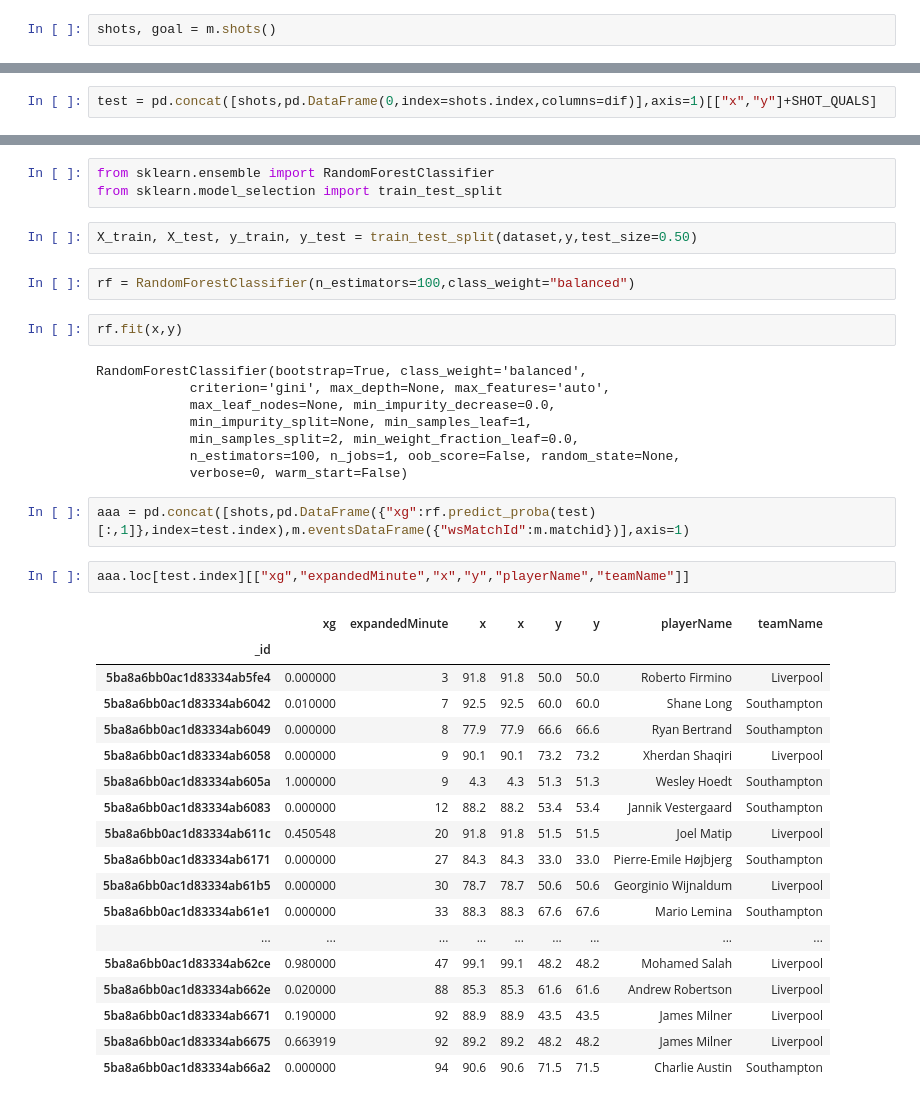
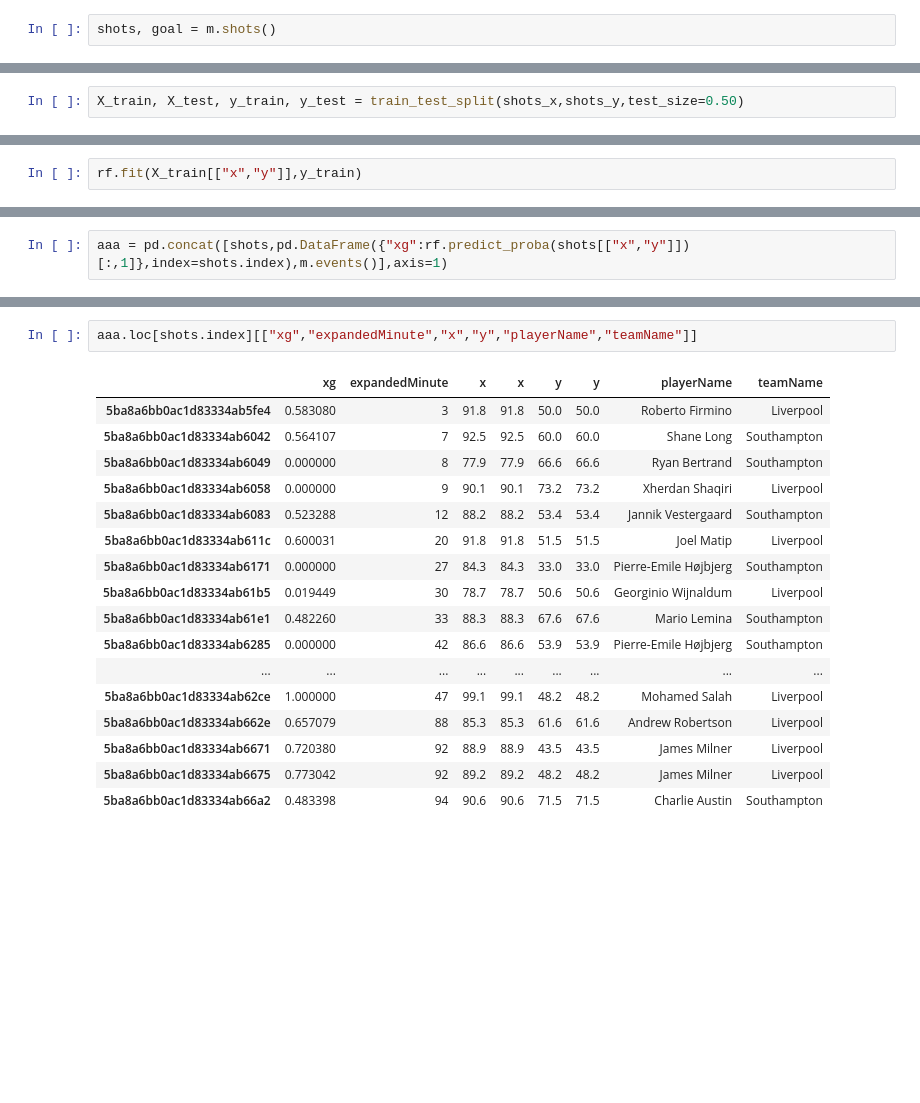
Before and after one commit to sdonoso23/ws, a Jupyter notebook: notebooks/Untitled3.ipynb, the cells around one changed output, grey strips where cells are left out. Cells and saved outputs as stored; diff of their text form; blank space fills up the shorter version.

```diff
--- a/notebooks/Untitled3.ipynb
+++ b/notebooks/Untitled3.ipynb
@@ -88,0 +147,2 @@ dif = set(SHOT_QUALS).difference(shots.columns)
+# %%
+X_train, X_test, y_train, y_test = train_test_split(shots_x,shots_y,test_size=0.50)
@@ -88,0 +153,2 @@ dif = set(SHOT_QUALS).difference(shots.columns)
+# %%
+rf.fit(X_train[["x","y"]],y_train)
@@ -89,2 +184,2 @@ dif = set(SHOT_QUALS).difference(shots.columns)
 # %%
-test = pd.concat([shots,pd.DataFrame(0,index=shots.index,columns=dif)],axis=1)[["x","y"]+SHOT_QUALS]
+aaa = pd.concat([shots,pd.DataFrame({"xg":rf.predict_proba(shots[["x","y"]])[:,1]},index=shots.index),m.events()],axis=1)
@@ -93,40 +186,20 @@ x,y = bq.allShotsData()
-# %%
-from sklearn.ensemble import RandomForestClassifier
-from sklearn.model_selection import train_test_split
-# %%
-X_train, X_test, y_train, y_test = train_test_split(dataset,y,test_size=0.50)
-# %%
-rf = RandomForestClassifier(n_estimators=100,class_weight="balanced")
-# %%
-rf.fit(x,y)
-# %% [output]
-RandomForestClassifier(bootstrap=True, class_weight='balanced',
-            criterion='gini', max_depth=None, max_features='auto',
-            max_leaf_nodes=None, min_impurity_decrease=0.0,
-            min_impurity_split=None, min_samples_leaf=1,
-            min_samples_split=2, min_weight_fraction_leaf=0.0,
-            n_estimators=100, n_jobs=1, oob_score=False, random_state=None,
-            verbose=0, warm_start=False)
-# %%
-aaa = pd.concat([shots,pd.DataFrame({"xg":rf.predict_proba(test)[:,1]},index=test.index),m.eventsDataFrame({"wsMatchId":m.matchid})],axis=1)
 # %%
-aaa.loc[test.index][["xg","expandedMinute","x","y","playerName","teamName"]]
+aaa.loc[shots.index][["xg","expandedMinute","x","y","playerName","teamName"]]
 # %% [output]
 |  | xg | expandedMinute | x | x | y | y | playerName | teamName |
-| _id |  |  |  |  |  |  |  |  |
-| 5ba8a6bb0ac1d83334ab5fe4 | 0.000000 | 3 | 91.8 | 91.8 | 50.0 | 50.0 | Roberto Firmino | Liverpool |
-| 5ba8a6bb0ac1d83334ab6042 | 0.010000 | 7 | 92.5 | 92.5 | 60.0 | 60.0 | Shane Long | Southampton |
+| 5ba8a6bb0ac1d83334ab5fe4 | 0.583080 | 3 | 91.8 | 91.8 | 50.0 | 50.0 | Roberto Firmino | Liverpool |
+| 5ba8a6bb0ac1d83334ab6042 | 0.564107 | 7 | 92.5 | 92.5 | 60.0 | 60.0 | Shane Long | Southampton |
 | 5ba8a6bb0ac1d83334ab6049 | 0.000000 | 8 | 77.9 | 77.9 | 66.6 | 66.6 | Ryan Bertrand | Southampton |
 | 5ba8a6bb0ac1d83334ab6058 | 0.000000 | 9 | 90.1 | 90.1 | 73.2 | 73.2 | Xherdan Shaqiri | Liverpool |
-| 5ba8a6bb0ac1d83334ab605a | 1.000000 | 9 | 4.3 | 4.3 | 51.3 | 51.3 | Wesley Hoedt | Southampton |
-| 5ba8a6bb0ac1d83334ab6083 | 0.000000 | 12 | 88.2 | 88.2 | 53.4 | 53.4 | Jannik Vestergaard | Southampton |
-| 5ba8a6bb0ac1d83334ab611c | 0.450548 | 20 | 91.8 | 91.8 | 51.5 | 51.5 | Joel Matip | Liverpool |
+| 5ba8a6bb0ac1d83334ab6083 | 0.523288 | 12 | 88.2 | 88.2 | 53.4 | 53.4 | Jannik Vestergaard | Southampton |
+| 5ba8a6bb0ac1d83334ab611c | 0.600031 | 20 | 91.8 | 91.8 | 51.5 | 51.5 | Joel Matip | Liverpool |
 | 5ba8a6bb0ac1d83334ab6171 | 0.000000 | 27 | 84.3 | 84.3 | 33.0 | 33.0 | Pierre-Emile Højbjerg | Southampton |
-| 5ba8a6bb0ac1d83334ab61b5 | 0.000000 | 30 | 78.7 | 78.7 | 50.6 | 50.6 | Georginio Wijnaldum | Liverpool |
-| 5ba8a6bb0ac1d83334ab61e1 | 0.000000 | 33 | 88.3 | 88.3 | 67.6 | 67.6 | Mario Lemina | Southampton |
+| 5ba8a6bb0ac1d83334ab61b5 | 0.019449 | 30 | 78.7 | 78.7 | 50.6 | 50.6 | Georginio Wijnaldum | Liverpool |
+| 5ba8a6bb0ac1d83334ab61e1 | 0.482260 | 33 | 88.3 | 88.3 | 67.6 | 67.6 | Mario Lemina | Southampton |
+| 5ba8a6bb0ac1d83334ab6285 | 0.000000 | 42 | 86.6 | 86.6 | 53.9 | 53.9 | Pierre-Emile Højbjerg | Southampton |
 | ... | ... | ... | ... | ... | ... | ... | ... | ... |
-| 5ba8a6bb0ac1d83334ab62ce | 0.980000 | 47 | 99.1 | 99.1 | 48.2 | 48.2 | Mohamed Salah | Liverpool |
-| 5ba8a6bb0ac1d83334ab662e | 0.020000 | 88 | 85.3 | 85.3 | 61.6 | 61.6 | Andrew Robertson | Liverpool |
-| 5ba8a6bb0ac1d83334ab6671 | 0.190000 | 92 | 88.9 | 88.9 | 43.5 | 43.5 | James Milner | Liverpool |
-| 5ba8a6bb0ac1d83334ab6675 | 0.663919 | 92 | 89.2 | 89.2 | 48.2 | 48.2 | James Milner | Liverpool |
-| 5ba8a6bb0ac1d83334ab66a2 | 0.000000 | 94 | 90.6 | 90.6 | 71.5 | 71.5 | Charlie Austin | Southampton |
+| 5ba8a6bb0ac1d83334ab62ce | 1.000000 | 47 | 99.1 | 99.1 | 48.2 | 48.2 | Mohamed Salah | Liverpool |
+| 5ba8a6bb0ac1d83334ab662e | 0.657079 | 88 | 85.3 | 85.3 | 61.6 | 61.6 | Andrew Robertson | Liverpool |
+| 5ba8a6bb0ac1d83334ab6671 | 0.720380 | 92 | 88.9 | 88.9 | 43.5 | 43.5 | James Milner | Liverpool |
+| 5ba8a6bb0ac1d83334ab6675 | 0.773042 | 92 | 89.2 | 89.2 | 48.2 | 48.2 | James Milner | Liverpool |
+| 5ba8a6bb0ac1d83334ab66a2 | 0.483398 | 94 | 90.6 | 90.6 | 71.5 | 71.5 | Charlie Austin | Southampton |
```
Also changed, not shown: parts of 36 cells of this notebook, 3 other files.
